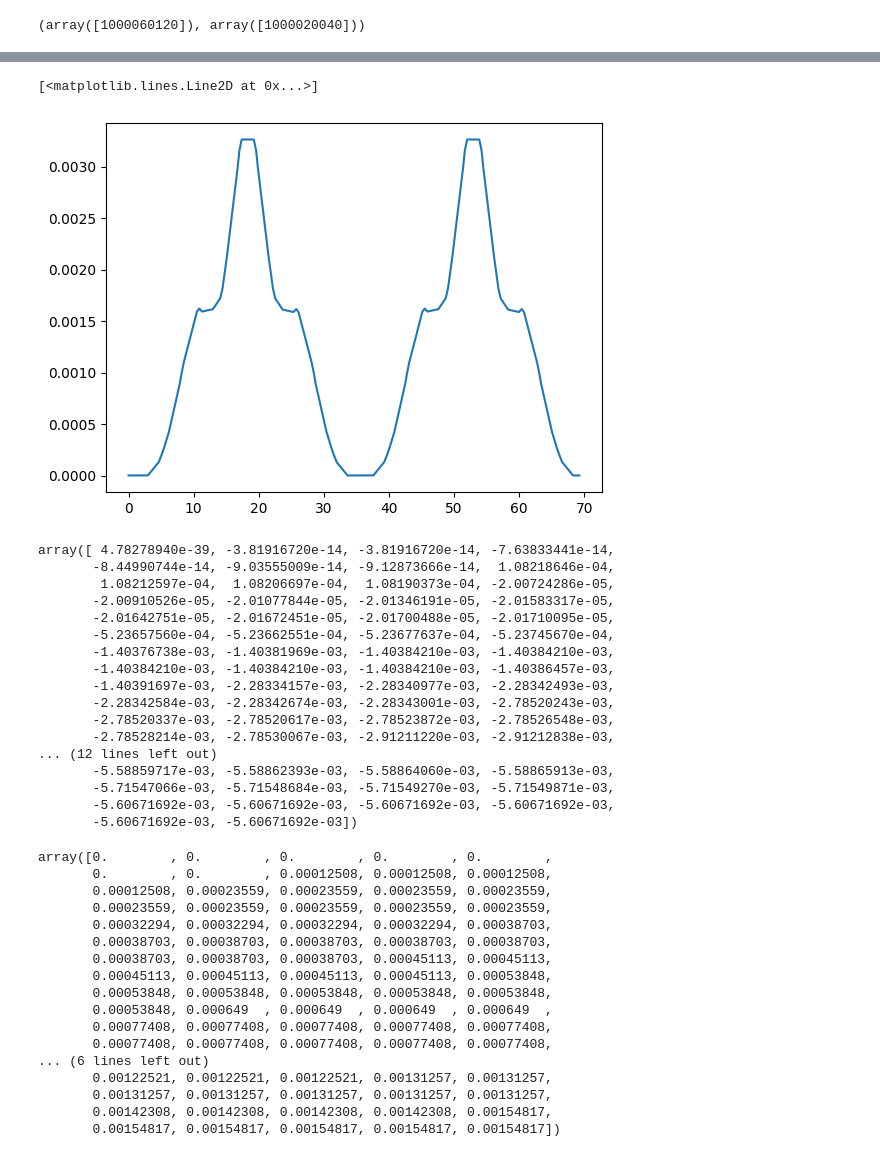
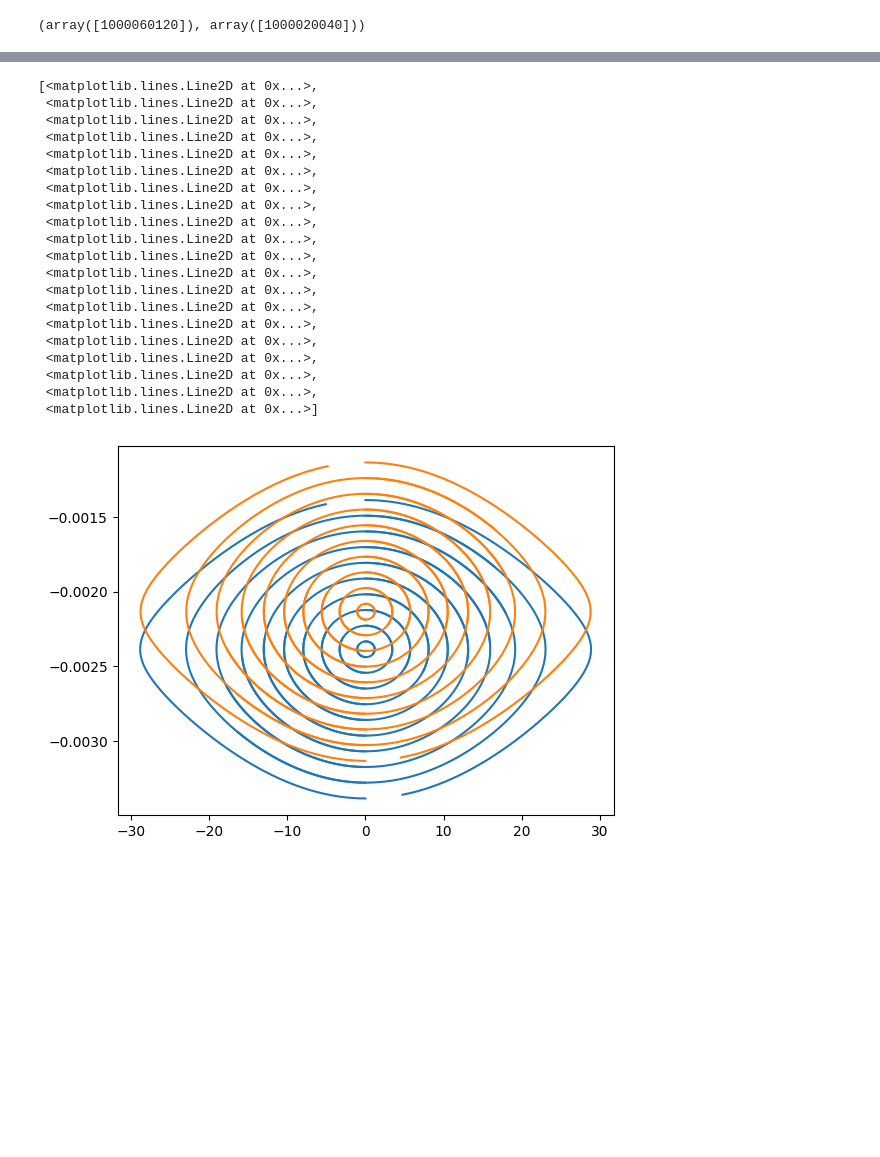
Before and after one commit to xsuite/tutorial_cern_seminar, a Jupyter notebook: notebook_06_mixed_beams.ipynb, the cells around one changed output, grey strips where cells are left out. Cells and saved outputs as stored; diff of their text form; code cells hidden in the pictures; blank space fills up the shorter version.

```diff
--- a/notebook_06_mixed_beams.ipynb
+++ b/notebook_06_mixed_beams.ipynb
@@ -45,45 +46,0 @@ plt.plot(tw_carbon.s, tw_helium.x)
-# %%
-plt.plot(tw_helium.s, tw_helium.x)
-# %% [output]
-[<matplotlib.lines.Line2D at 0x...>]
-[figure, removed]
-# %%
-tw_helium.zeta
-# %% [output]
-array([ 4.78278940e-39, -3.81916720e-14, -3.81916720e-14, -7.63833441e-14,
-       -8.44990744e-14, -9.03555009e-14, -9.12873666e-14,  1.08218646e-04,
-        1.08212597e-04,  1.08206697e-04,  1.08190373e-04, -2.00724286e-05,
-       -2.00910526e-05, -2.01077844e-05, -2.01346191e-05, -2.01583317e-05,
-       -2.01642751e-05, -2.01672451e-05, -2.01700488e-05, -2.01710095e-05,
-       -5.23657560e-04, -5.23662551e-04, -5.23677637e-04, -5.23745670e-04,
-       -1.40376738e-03, -1.40381969e-03, -1.40384210e-03, -1.40384210e-03,
-       -1.40384210e-03, -1.40384210e-03, -1.40384210e-03, -1.40386457e-03,
-       -1.40391697e-03, -2.28334157e-03, -2.28340977e-03, -2.28342493e-03,
-       -2.28342584e-03, -2.28342674e-03, -2.28343001e-03, -2.78520243e-03,
-       -2.78520337e-03, -2.78520617e-03, -2.78523872e-03, -2.78526548e-03,
-       -2.78528214e-03, -2.78530067e-03, -2.91211220e-03, -2.91212838e-03,
-... (12 lines left out)
-       -5.58859717e-03, -5.58862393e-03, -5.58864060e-03, -5.58865913e-03,
-       -5.71547066e-03, -5.71548684e-03, -5.71549270e-03, -5.71549871e-03,
-       -5.60671692e-03, -5.60671692e-03, -5.60671692e-03, -5.60671692e-03,
-       -5.60671692e-03, -5.60671692e-03])
-# %%
-tw_carbon.zeta
-# %% [output]
-array([0.        , 0.        , 0.        , 0.        , 0.        ,
-       0.        , 0.        , 0.00012508, 0.00012508, 0.00012508,
-       0.00012508, 0.00023559, 0.00023559, 0.00023559, 0.00023559,
-       0.00023559, 0.00023559, 0.00023559, 0.00023559, 0.00023559,
-       0.00032294, 0.00032294, 0.00032294, 0.00032294, 0.00038703,
-       0.00038703, 0.00038703, 0.00038703, 0.00038703, 0.00038703,
-       0.00038703, 0.00038703, 0.00038703, 0.00045113, 0.00045113,
-       0.00045113, 0.00045113, 0.00045113, 0.00045113, 0.00053848,
-       0.00053848, 0.00053848, 0.00053848, 0.00053848, 0.00053848,
-       0.00053848, 0.000649  , 0.000649  , 0.000649  , 0.000649  ,
-       0.00077408, 0.00077408, 0.00077408, 0.00077408, 0.00077408,
-       0.00077408, 0.00077408, 0.00077408, 0.00077408, 0.00077408,
-... (6 lines left out)
-       0.00122521, 0.00122521, 0.00122521, 0.00131257, 0.00131257,
-       0.00131257, 0.00131257, 0.00131257, 0.00131257, 0.00131257,
-       0.00142308, 0.00142308, 0.00142308, 0.00142308, 0.00154817,
-       0.00154817, 0.00154817, 0.00154817, 0.00154817, 0.00154817])
@@ -89,0 +51,33 @@ array([0.        , 0.        , 0.        , 0.        , 0.        ,
+# %%
+num_turns=5000
+line.track(p_carbon, num_turns=num_turns, turn_by_turn_monitor=True, with_progress=10)
+mon_carbon = line.record_last_track.copy()
+# %%
+
+line.track(p_helium, num_turns=num_turns, turn_by_turn_monitor=True, with_progress=10)
+mon_helium = line.record_last_track.copy()
+# %%
+plt.plot(mon_carbon.zeta.T, mon_carbon.delta.T, color='C0')
+plt.plot(mon_helium.zeta.T, mon_helium.delta.T, color='C1')
+# %% [output]
+[<matplotlib.lines.Line2D at 0x...>,
+ <matplotlib.lines.Line2D at 0x...>,
+ <matplotlib.lines.Line2D at 0x...>,
+ <matplotlib.lines.Line2D at 0x...>,
+ <matplotlib.lines.Line2D at 0x...>,
+ <matplotlib.lines.Line2D at 0x...>,
+ <matplotlib.lines.Line2D at 0x...>,
+ <matplotlib.lines.Line2D at 0x...>,
+ <matplotlib.lines.Line2D at 0x...>,
+ <matplotlib.lines.Line2D at 0x...>,
+ <matplotlib.lines.Line2D at 0x...>,
+ <matplotlib.lines.Line2D at 0x...>,
+ <matplotlib.lines.Line2D at 0x...>,
+ <matplotlib.lines.Line2D at 0x...>,
+ <matplotlib.lines.Line2D at 0x...>,
+ <matplotlib.lines.Line2D at 0x...>,
+ <matplotlib.lines.Line2D at 0x...>,
+ <matplotlib.lines.Line2D at 0x...>,
+ <matplotlib.lines.Line2D at 0x...>,
+ <matplotlib.lines.Line2D at 0x...>]
+[figure, added]
```
Also changed, not shown: parts of 5 cells of this notebook.
